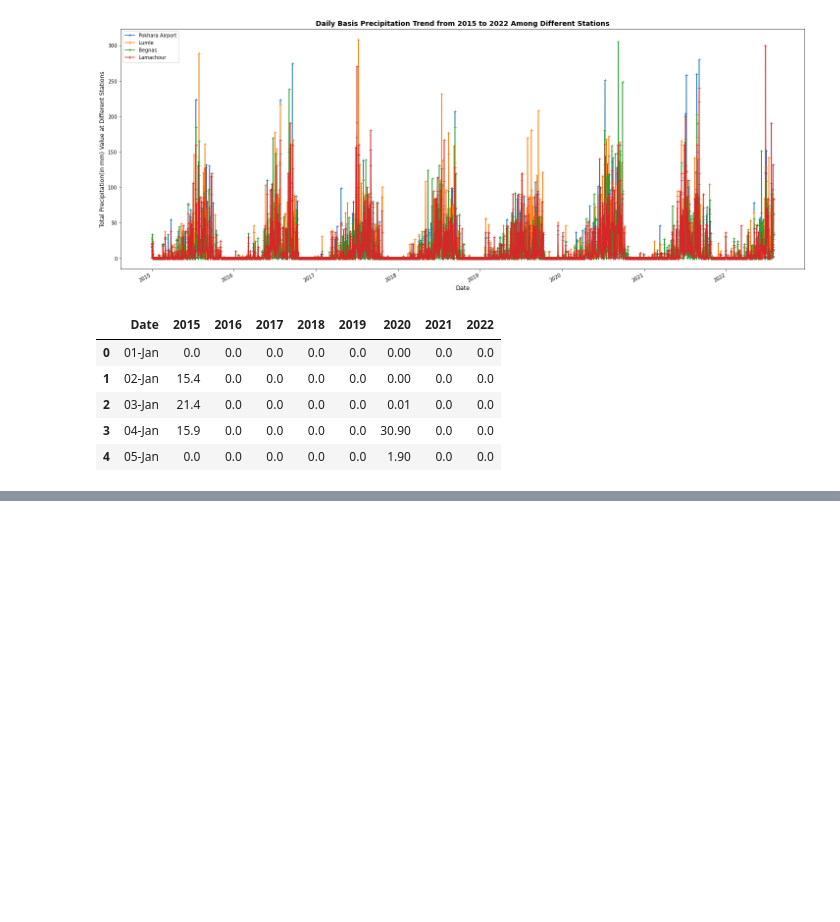
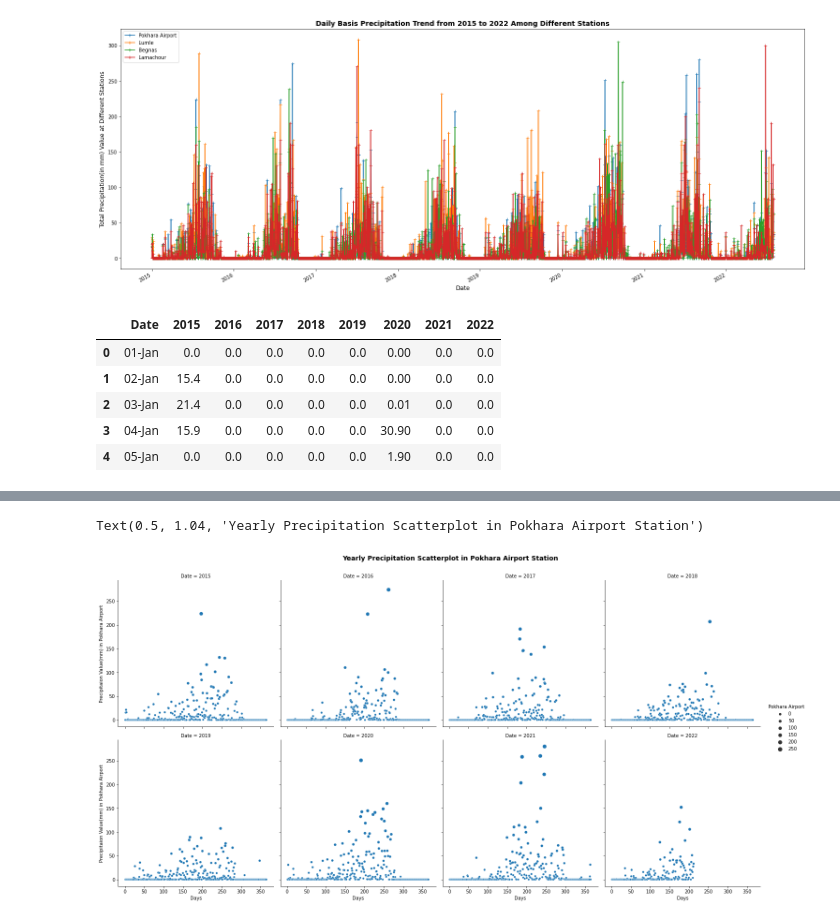
Before and after one commit to supathdhitalGEO/Weather-Forecasting, a Jupyter notebook: visualization/visualization.ipynb, the cells around one changed output, grey strips where cells are left out. Saved outputs shown, nothing was run; the diff lists cells and outputs as text; code cells hidden in the pictures; blank space fills up the shorter version.

Commit message:
update some visualization graphs

```diff
--- a/visualization/visualization.ipynb
+++ b/visualization/visualization.ipynb
@@ -109 +110,5 @@ plt.savefig('./images/PokharaYearlyBasis.png',dpi=800)
 [figure]
+# %%
+#load dataset for the hue analysis
+DF=pd.read_csv('./CleanedPrecipitationHUE.csv')
+DF.set_index('Day')
@@ -109,0 +130,10 @@ plt.savefig('./images/PokharaYearlyBasis.png',dpi=800)
+# %%
+# sns.relplot(x='Time',y='Pokhara Airport',kind='line', data=DF, col='Date', col_wrap=3)
+g=sns.relplot(x='Day',y='Pokhara Airport',kind='scatter', data=DF,size='Pokhara Airport',col='Date',col_wrap=4,palette='black')
+g.set(xlabel='Days')
+g.set(ylabel='Precipitaion Value(mm) in Pokhara Airport')
+g.fig.suptitle('Yearly Precipitation Scatterplot in Pokhara Airport Station',y=1.04, fontsize=14, weight='bold')
+# plt.savefig('./images/scatterplotYearly.png',dpi=800)
+# %% [output]
+Text(0.5, 1.04, 'Yearly Precipitation Scatterplot in Pokhara Airport Station')
+[figure, added]
```
Also changed, not shown: parts of 2 cells of this notebook, 5 other files.
